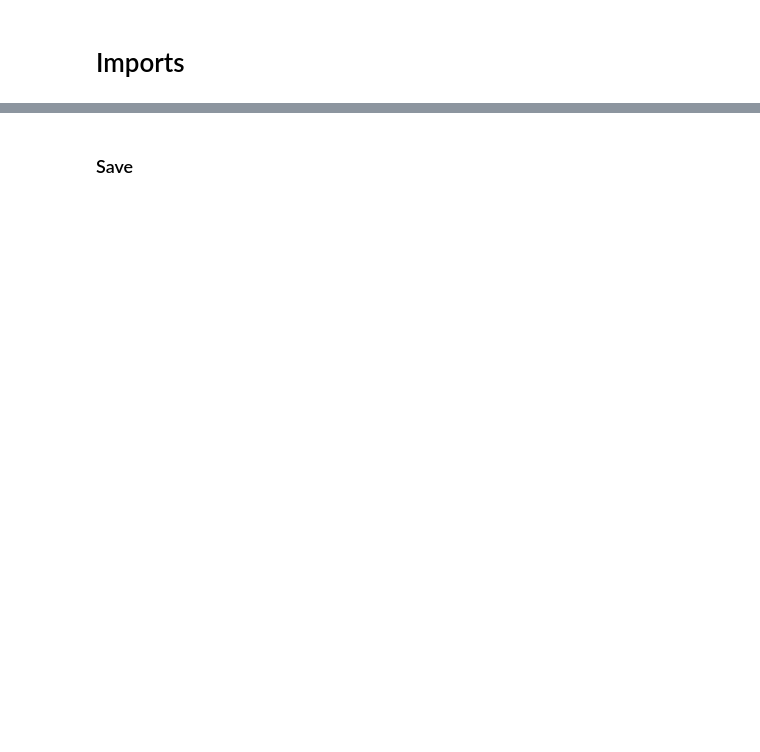
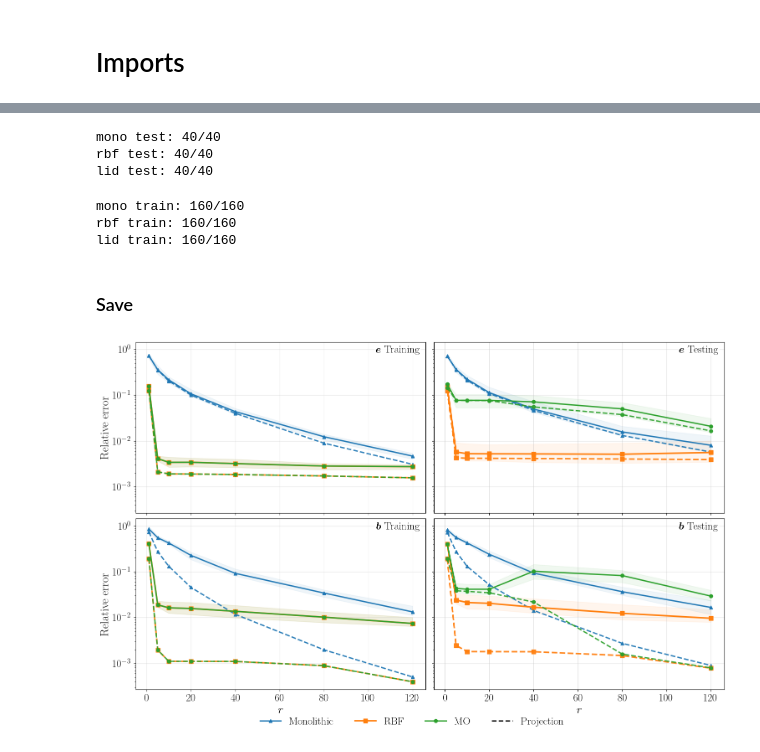
Before and after one commit to arjunveejay/TuckerROMs, a Jupyter notebook: experiments/Maxwell/run.ipynb, the cells around one changed output, grey strips where cells are left out. Drawn from its saved outputs; the diff is of its cells as text; code cells hidden in the pictures; blank space fills up the shorter version.

```diff
--- a/experiments/Maxwell/run.ipynb
+++ b/experiments/Maxwell/run.ipynb
@@ -311,0 +67,13 @@ lid train: 160/160
+# %%
+# LaTeX matplotlib style
+plt.rcParams.update({
+    "text.usetex": True,
+    "text.latex.preamble": r"\usepackage{amsmath}\usepackage{bm}",
+    "font.size": 20,
+    "font.family": "serif",
+    "axes.titlesize": 18,
+    "axes.labelsize": 20,
+    "xtick.labelsize": 18,
+    "ytick.labelsize": 18,
+    "legend.fontsize": 18,
+})
@@ -312,3 +390,55 @@ lid train: 160/160
+# %%
+# Sweep errors over the test set
+mono_romE_te, mono_romB_te, mono_projE_te, mono_projB_te = sweep_dataset(
+    sim, None, params_test, r_arr,
+    snapshots_E_test, snapshots_B_test,
+    width, dir, M_E, M_B, Mnorm, mono_builder_enriched, label="mono test", enriched=True,
+    hyper=True, qdeim_data=hyper_kwargs
+)
+
+rbf_romE_te, rbf_romB_te, rbf_projE_te, rbf_projB_te = sweep_dataset(
+    sim, None, params_test, r_arr,
+    snapshots_E_test, snapshots_B_test,
+    width, dir, M_E, M_B, Mnorm, rbf_builder_enriched, label="rbf test", enriched=True,
+    hyper=True, qdeim_data=hyper_kwargs
+)
+
+mo_romE_te, mo_romB_te, mo_projE_te, mo_projB_te = sweep_dataset(
+    sim, None, params_test, r_arr,
+    snapshots_E_test, snapshots_B_test,
+    width, dir, M_E, M_B, Mnorm, mo_builder_enriched, label="mo test", enriched=True,
+    hyper=True, qdeim_data=hyper_kwargs
+)
+# %% [output]
+mono test: 40/40
+rbf test: 40/40
+lid test: 40/40
+# %%
+# Sweep errors over the training set
+mono_romE_tr, mono_romB_tr, mono_projE_tr, mono_projB_tr = sweep_dataset(
+    sim, None, params_train, r_arr,
+    snapshots_E_train, snapshots_B_train,
+    width, dir, M_E, M_B, Mnorm, mono_builder_enriched, label="mono train", enriched=True,
+    hyper=True, qdeim_data=hyper_kwargs
+)
+
+rbf_romE_tr, rbf_romB_tr, rbf_projE_tr, rbf_projB_tr = sweep_dataset(
+    sim, None, params_train, r_arr,
+    snapshots_E_train, snapshots_B_train,
+    width, dir, M_E, M_B, Mnorm, rbf_builder_enriched, label="rbf train", enriched=True,
+    hyper=True, qdeim_data=hyper_kwargs
+)
+
+mo_romE_tr, mo_romB_tr, mo_projE_tr, mo_projB_tr = sweep_dataset(
+    sim, None, params_train, r_arr,
+    snapshots_E_train, snapshots_B_train,
+    width, dir, M_E, M_B, Mnorm, mo_builder_enriched, label="mo train", enriched=True,
+    hyper=True, qdeim_data=hyper_kwargs
+)
+# %% [output]
+mono train: 160/160
+rbf train: 160/160
+lid train: 160/160
 # %% [markdown]
 ### Save
 # %%
@@ -335 +466,9 @@ np.savez(
 )
+# %%
+# Load and plot ROM and projection error curves
+errs = np.load(os.path.join(savedir, "errors_B_M_ortho_enriched_hyper.npz"))
+plot_errors(errs)
+plt.savefig("errors_maxwell.pdf", bbox_inches='tight')
+plt.show()
+# %% [output]
+[figure, added]
```
Also changed, not shown: parts of 59 cells of this notebook, 12 other files.
